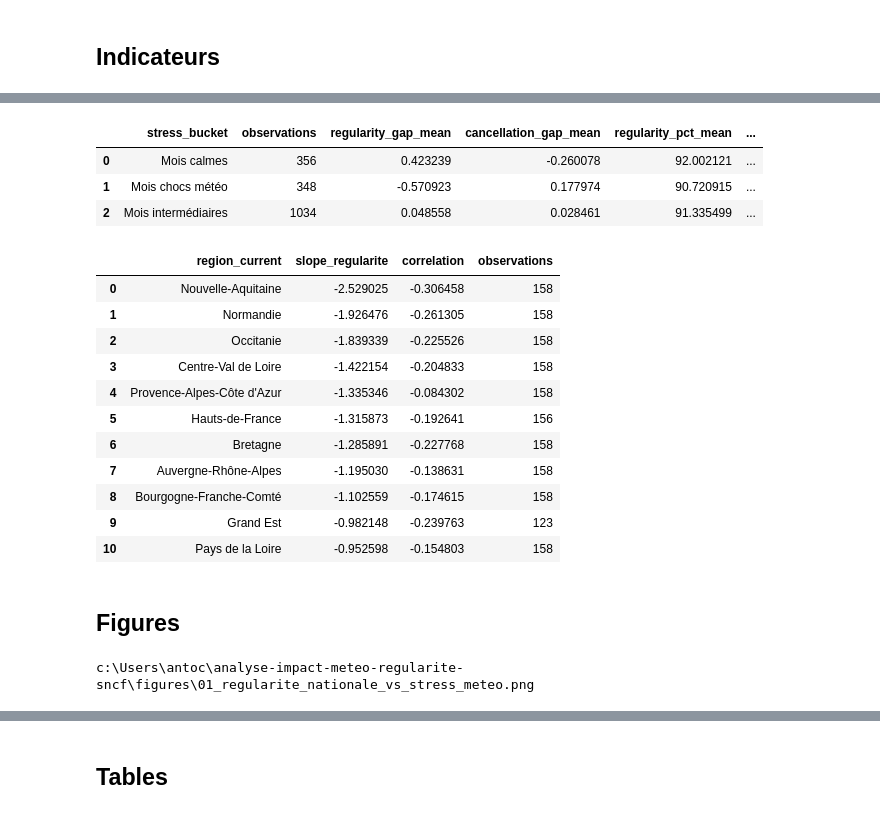
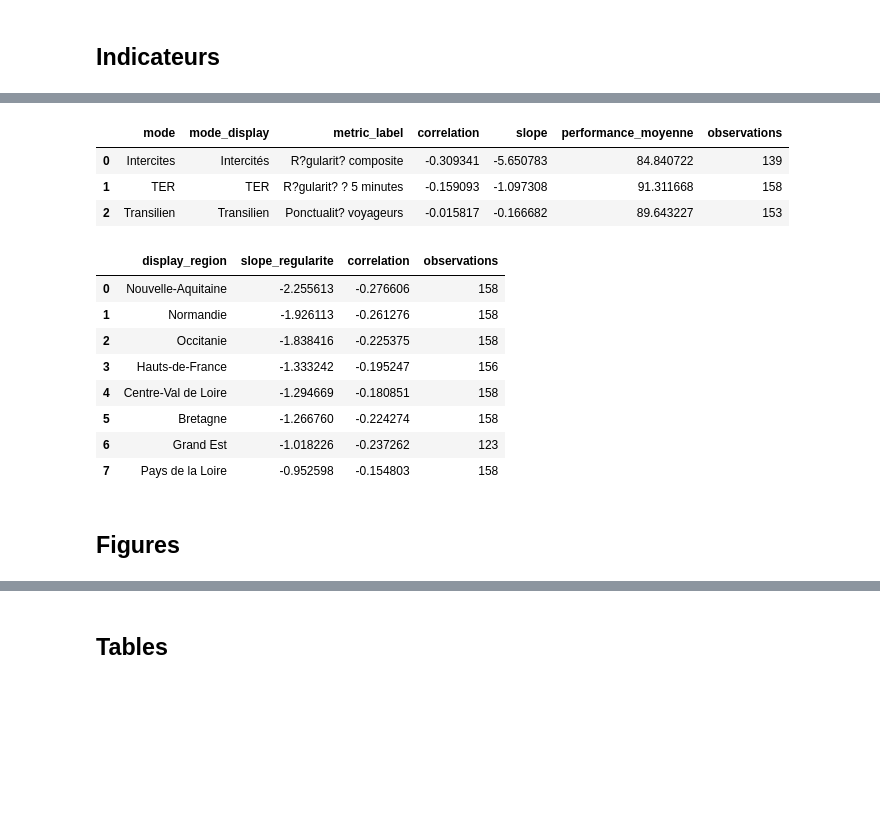
Before and after one commit to Anthony2210/analyse-impact-meteo-regularite-sncf, a Jupyter notebook: 02_analyse_et_figures.ipynb, the cells around one changed output, grey strips where cells are left out. Cells and saved outputs as stored; diff of their text form; code cells hidden in the pictures; blank space fills up the shorter version.

Commit message:
ajout comparaison des différents trains

```diff
--- a/02_analyse_et_figures.ipynb
+++ b/02_analyse_et_figures.ipynb
@@ -99,0 +210,30 @@ merged.head()
+# %%
+for required_path in [MERGED_PATH, MODE_COMPARISON_PATH, REGION_CONTEXT_PATH]:
+    if not required_path.exists():
+        raise FileNotFoundError(
+            f"Le fichier {required_path.name} est absent. Lance d'abord le notebook 1."
+        )
+
+merged = pd.read_csv(MERGED_PATH, parse_dates=["date"])
+mode_monthly = pd.read_csv(MODE_COMPARISON_PATH, parse_dates=["date"])
+region_context = pd.read_csv(REGION_CONTEXT_PATH)
+
+FIGURES_DIR.mkdir(parents=True, exist_ok=True)
+RAW_DIR.mkdir(parents=True, exist_ok=True)
+
+merged["region_current"] = merged["region_current"].map(canonical_region)
+mode_monthly["mode"] = mode_monthly["mode"].map(canonical_mode)
+region_context["region_current"] = region_context["region_current"].map(canonical_region)
+
+if "stress_bucket" in merged.columns:
+    merged["stress_bucket"] = merged["stress_bucket"].replace(
+        {
+            "Mois intermédiaires": "Mois intermediaires",
+            "Mois chocs météo": "Mois chocs meteo",
+        }
+    )
+
+print("Base TER + meteo :", merged.shape)
+print("Base comparaison des modes :", mode_monthly.shape)
+print("Base contexte :", region_context.shape)
+merged.head()
@@ -203,24 +436,21 @@ summary["headline_metrics"]
 # %%
-summary['bucket_summary']
+summary["mode_summary"]
 # %% [output]
-|  | stress_bucket | observations | regularity_gap_mean | cancellation_gap_mean | regularity_pct_mean | ... |
-| 0 | Mois calmes | 356 | 0.423239 | -0.260078 | 92.002121 | ... |
-| 1 | Mois chocs météo | 348 | -0.570923 | 0.177974 | 90.720915 | ... |
-| 2 | Mois intermédiaires | 1034 | 0.048558 | 0.028461 | 91.335499 | ... |
+|  | mode | mode_display | metric_label | correlation | slope | performance_moyenne | observations |
+| 0 | Intercites | Intercités | R?gularit? composite | -0.309341 | -5.650783 | 84.840722 | 139 |
+| 1 | TER | TER | R?gularit? ? 5 minutes | -0.159093 | -1.097308 | 91.311668 | 158 |
+| 2 | Transilien | Transilien | Ponctualit? voyageurs | -0.015817 | -0.166682 | 89.643227 | 153 |
 # %%
-summary['region_sensitivity'][['region_current', 'slope_regularite', 'correlation', 'observations']]
+summary["region_sensitivity"][["display_region", "slope_regularite", "correlation", "observations"]]
 # %% [output]
-|  | region_current | slope_regularite | correlation | observations |
-| 0 | Nouvelle-Aquitaine | -2.529025 | -0.306458 | 158 |
-| 1 | Normandie | -1.926476 | -0.261305 | 158 |
-| 2 | Occitanie | -1.839339 | -0.225526 | 158 |
-| 3 | Centre-Val de Loire | -1.422154 | -0.204833 | 158 |
-| 4 | Provence-Alpes-Côte d'Azur | -1.335346 | -0.084302 | 158 |
-| 5 | Hauts-de-France | -1.315873 | -0.192641 | 156 |
-| 6 | Bretagne | -1.285891 | -0.227768 | 158 |
-| 7 | Auvergne-Rhône-Alpes | -1.195030 | -0.138631 | 158 |
-| 8 | Bourgogne-Franche-Comté | -1.102559 | -0.174615 | 158 |
-| 9 | Grand Est | -0.982148 | -0.239763 | 123 |
-| 10 | Pays de la Loire | -0.952598 | -0.154803 | 158 |
+|  | display_region | slope_regularite | correlation | observations |
+| 0 | Nouvelle-Aquitaine | -2.255613 | -0.276606 | 158 |
+| 1 | Normandie | -1.926113 | -0.261276 | 158 |
+| 2 | Occitanie | -1.838416 | -0.225375 | 158 |
+| 3 | Hauts-de-France | -1.333242 | -0.195247 | 156 |
+| 4 | Centre-Val de Loire | -1.294669 | -0.180851 | 158 |
+| 5 | Bretagne | -1.266760 | -0.224274 | 158 |
+| 6 | Grand Est | -1.018226 | -0.237262 | 123 |
+| 7 | Pays de la Loire | -0.952598 | -0.154803 | 158 |
 # %% [markdown]
 ## Figures
@@ -337,7 +456,0 @@ def plot_national_series(national: pd.DataFrame, path: Path) -> None:
-# %%
-set_plot_style()
-figure_1_path = FIGURES_DIR / '01_regularite_nationale_vs_stress_meteo.png'
-plot_national_series(national, figure_1_path)
-print(figure_1_path)
-# %% [output]
-c:\Users\antoc\analyse-impact-meteo-regularite-sncf\figures\01_regularite_nationale_vs_stress_meteo.png
```
Also changed, not shown: parts of 60 cells of this notebook, 23 other files.
